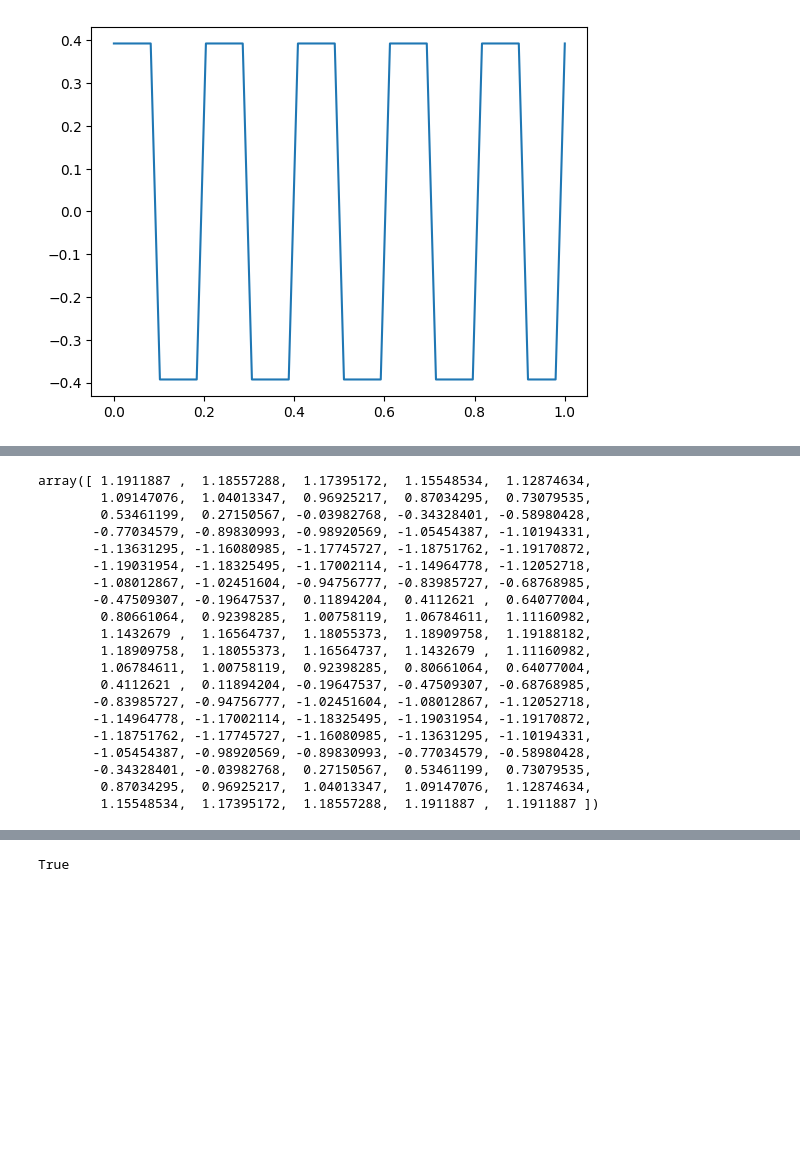
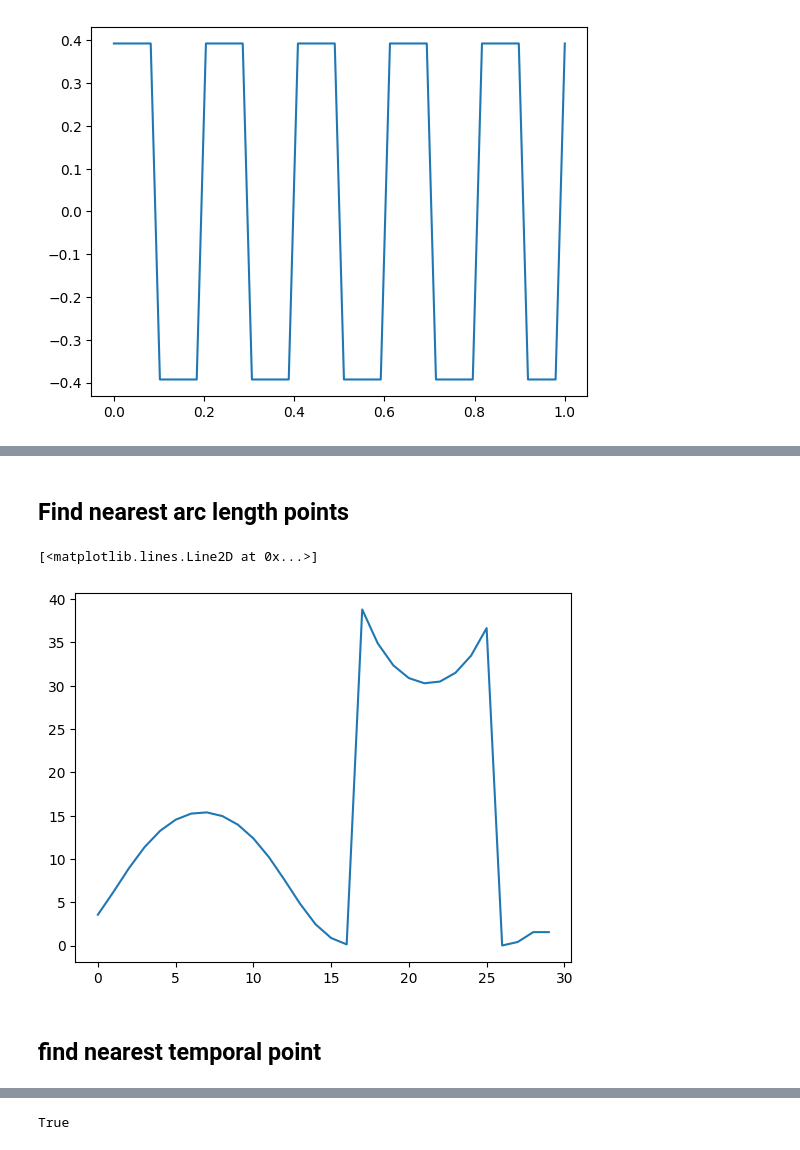
Before and after one commit to huyhoang251296/rcognita-edu-x, a Jupyter notebook: trajectory_creation.ipynb, the cells around one changed output, grey strips where cells are left out. Drawn from its saved outputs; the diff is of its cells as text; code cells hidden in the pictures; blank space fills up the shorter version.

```diff
--- a/trajectory_creation.ipynb
+++ b/trajectory_creation.ipynb
@@ -65,23 +81,15 @@ for i, (x, y) in enumerate(zip(x_ref, y_ref)):
-# %%
-theta_ref
-# %% [output]
-array([ 1.1911887 ,  1.18557288,  1.17395172,  1.15548534,  1.12874634,
-        1.09147076,  1.04013347,  0.96925217,  0.87034295,  0.73079535,
-        0.53461199,  0.27150567, -0.03982768, -0.34328401, -0.58980428,
-       -0.77034579, -0.89830993, -0.98920569, -1.05454387, -1.10194331,
-       -1.13631295, -1.16080985, -1.17745727, -1.18751762, -1.19170872,
-       -1.19031954, -1.18325495, -1.17002114, -1.14964778, -1.12052718,
-       -1.08012867, -1.02451604, -0.94756777, -0.83985727, -0.68768985,
-       -0.47509307, -0.19647537,  0.11894204,  0.4112621 ,  0.64077004,
-        0.80661064,  0.92398285,  1.00758119,  1.06784611,  1.11160982,
-        1.1432679 ,  1.16564737,  1.18055373,  1.18909758,  1.19188182,
-        1.18909758,  1.18055373,  1.16564737,  1.1432679 ,  1.11160982,
-        1.06784611,  1.00758119,  0.92398285,  0.80661064,  0.64077004,
-        0.4112621 ,  0.11894204, -0.19647537, -0.47509307, -0.68768985,
-       -0.83985727, -0.94756777, -1.02451604, -1.08012867, -1.12052718,
-       -1.14964778, -1.17002114, -1.18325495, -1.19031954, -1.19170872,
-       -1.18751762, -1.17745727, -1.16080985, -1.13631295, -1.10194331,
-       -1.05454387, -0.98920569, -0.89830993, -0.77034579, -0.58980428,
-       -0.34328401, -0.03982768,  0.27150567,  0.53461199,  0.73079535,
-        0.87034295,  0.96925217,  1.04013347,  1.09147076,  1.12874634,
-        1.15548534,  1.17395172,  1.18557288,  1.1911887 ,  1.1911887 ])
+# %% [markdown]
+## Find nearest arc length points
+# %%
+theta_ref[theta_ref < 0] += 2 * np.pi
+target = 0
+target = target + 2*np.pi if target < 0 else target
+obj_func = np.square(theta_ref - target)
+np.argmin(obj_func)
+
+plt.plot(obj_func)
+# %% [output]
+[<matplotlib.lines.Line2D at 0x...>]
+[figure, added]
+# %% [markdown]
+## find nearest temporal point
```
Also changed, not shown: parts of 9 cells of this notebook, 8 other files.
